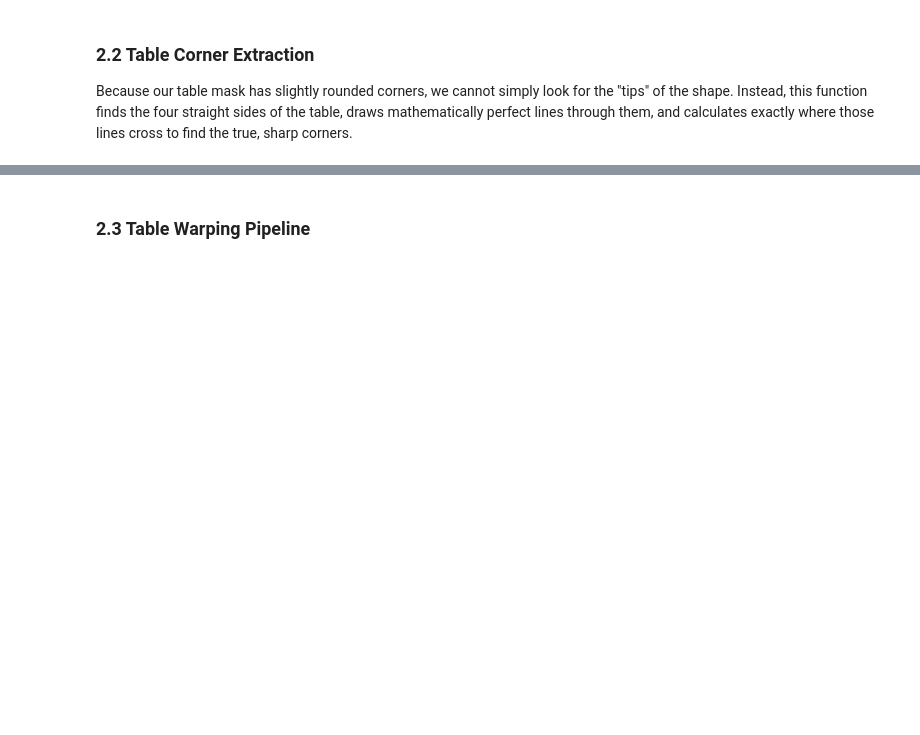
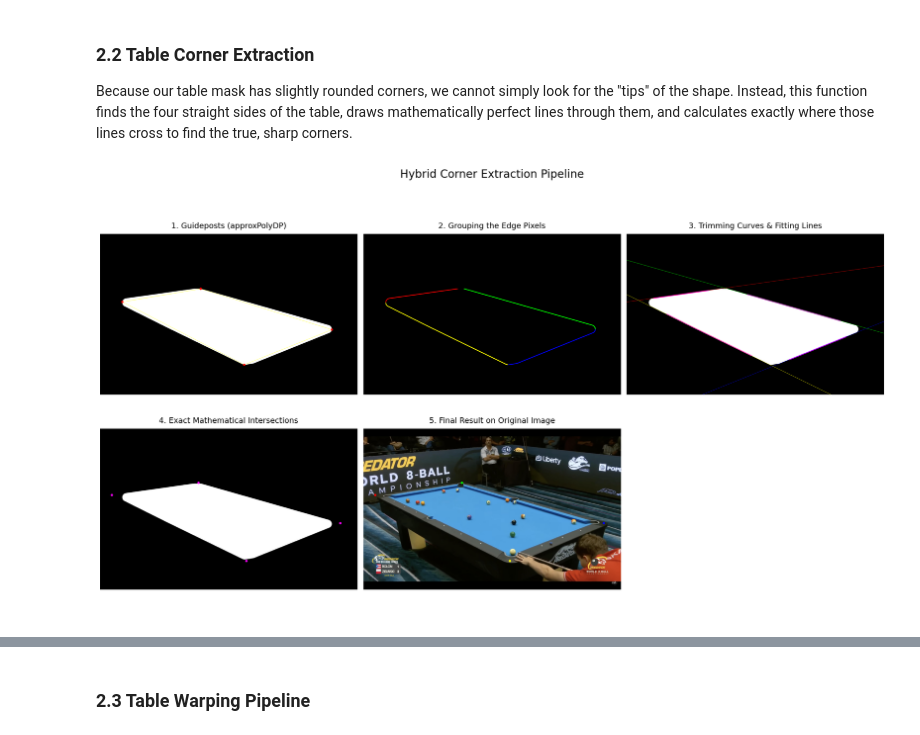
Before and after one commit to PedroMMarinho/FEUP-CV, a Jupyter notebook: proj/main.ipynb, the cells around one changed output, grey strips where cells are left out. Drawn from its saved outputs; the diff is of its cells as text; code cells hidden in the pictures; blank space fills up the shorter version.

```diff
--- a/proj/main.ipynb
+++ b/proj/main.ipynb
@@ -300,7 +258,12 @@ def draw_infinite_line(img, line, color, thickness=2):
     p2 = (int(x + mult * vx), int(y + mult * vy))
     cv2.line(img, p1, p2, color, thickness)
 
+corner_steps = {}
+
 def get_corners_from_mask(table_mask):
+    # For visualization purposes
+    mask_rgb = cv2.cvtColor(table_mask, cv2.COLOR_GRAY2RGB)
+
     cnts, _ = cv2.findContours(table_mask, cv2.RETR_EXTERNAL, cv2.CHAIN_APPROX_SIMPLE)
     if not cnts: return None
 
@@ -320,6 +283,14 @@ def get_corners_from_mask(table_mask):
 
     # Order the guideposts: 0:TL, 1:TR, 2:BR, 3:BL
     ordered_guides = order_points_clockwise(guide_corners)
+
+    # Image 1: Show guideposts on the mask
+    step1_img = mask_rgb.copy()
+    cv2.polylines(step1_img, [np.int32(ordered_guides)], True, (255, 255, 0), 2)
+    for pt in ordered_guides:
+        cv2.circle(step1_img, (int(pt[0]), int(pt[1])), 15, (255, 0, 0), -1)
+    corner_steps['1_guideposts'] = step1_img
+
 
     pts = largest_contour.reshape(-1, 2)
     edge_points = [[], [], [], []]
@@ -340,32 +311,110 @@ def get_corners_from_mask(table_mask):
                 min_dist = dist
                 best_edge = i
         edge_points[best_edge].append(pt)
 
+    # Image 2: Show edge pixels colored by assigned edge
+    step2_img = np.zeros_like(mask_rgb)
+    colors = [(255, 0, 0), (0, 255, 0), (0, 0, 255), (255, 255, 0)]
+    for i in range(4):
+        for pt in edge_points[i]:
+            cv2.circle(step2_img, tuple(pt), 5, colors[i], -1)
+    corner_steps['2_edge_pixels'] = step2_img
+
+
     # Fit a line to each edge
     fitted_lines = []
+    step3_img = mask_rgb.copy()
+
     for i in range(4):
         ep = np.array(edge_points[i])
         if len(ep) < 10: return None
 
         p1 = ordered_guides[i]
         dists = np.linalg.norm(ep - p1, axis=1)
         ep_sorted = ep[np.argsort(dists)]
 
         trim = int(len(ep_sorted) * 0.15)
         if trim > 0:
             ep_trimmed = ep_sorted[trim:-trim]
         else:
             ep_trimmed = ep_sorted
+        for pt in ep_trimmed:
+            cv2.circle(step3_img, tuple(pt), 5, (255, 0, 255), -1)
 
         [vx, vy, x, y] = cv2.fitLine(ep_trimmed, cv2.DIST_L2, 0, 0.01, 0.01)
-        fitted_lines.append((vx[0], vy[0], x[0], y[0]))
+        line = (vx[0], vy[0], x[0], y[0])
+        fitted_lines.append(line)
+
+        draw_infinite_line(step3_img, line, colors[i], 2)
+
+    # Image 3: Show fitted lines on the mask
+    corner_steps['3_fitted_lines'] = step3_img
 
     # Intersect the 4 lines to get the new corners
     tl = intersect_lines(fitted_lines[0], fitted_lines[3]) # Top intersects Left
     tr = intersect_lines(fitted_lines[0], fitted_lines[1]) # Top intersects Right
     br = intersect_lines(fitted_lines[1], fitted_lines[2]) # Right intersects Bottom
     bl = intersect_lines(fitted_lines[2], fitted_lines[3]) # Bottom intersects Left
 
     if None in (tl, tr, br, bl): return None
 
-    return np.array([tl, tr, br, bl], dtype="float32")
+    step4_img = mask_rgb.copy()
+
+    final_corners = np.array([tl, tr, br, bl], dtype="float32")
+
+    for pt in final_corners:
+        cv2.circle(step4_img, (int(pt[0]), int(pt[1])), 15, (255, 0, 255), -1)
+    corner_steps['4_intersections'] = step4_img
+
+    return final_corners
+
+
+
+#  Run the Visualization
+
+test_mask = get_table_mask(test_img)
+
+raw_corners = get_corners_from_mask(test_mask)
+
+if raw_corners is not None:
+    ordered_corners = order_points_clockwise(raw_corners)
+
+    final_display_img = test_img.copy()
+    colors = [(255, 0, 0), (0, 255, 0), (0, 0, 255), (255, 255, 0)]
+    for i, pt in enumerate(ordered_corners):
+        cv2.circle(final_display_img, (int(pt[0]), int(pt[1])), 15, colors[i], -1)
+
+    fig, axes = plt.subplots(2, 3, figsize=(20, 12))
+    axes = axes.ravel()
+
+    titles = [
+        "1. Guideposts (approxPolyDP)",
+        "2. Grouping the Edge Pixels",
+        "3. Trimming Curves & Fitting Lines",
+        "4. Exact Mathematical Intersections",
+        "5. Final Result on Original Image"
+    ]
+
+    images_to_show = [
+        corner_steps['1_guideposts'],
+        corner_steps['2_edge_pixels'],
+        corner_steps['3_fitted_lines'],
+        corner_steps['4_intersections'],
+        final_display_img
+    ]
+
+    for i in range(5):
+        axes[i].imshow(images_to_show[i])
+        axes[i].set_title(titles[i], color='black', fontsize=14, pad=10)
+        axes[i].axis('off')
+
+    axes[5].axis('off')
+
+    plt.suptitle("Hybrid Corner Extraction Pipeline", fontsize=20, color='black')
+    plt.tight_layout(rect=[0, 0.03, 1, 0.95])
+    plt.show()
+
+else:
+    print("Could not find corners to visualize.")
+# %% [output]
+[figure, added]
```
Also changed, not shown: parts of 12 cells of this notebook.
